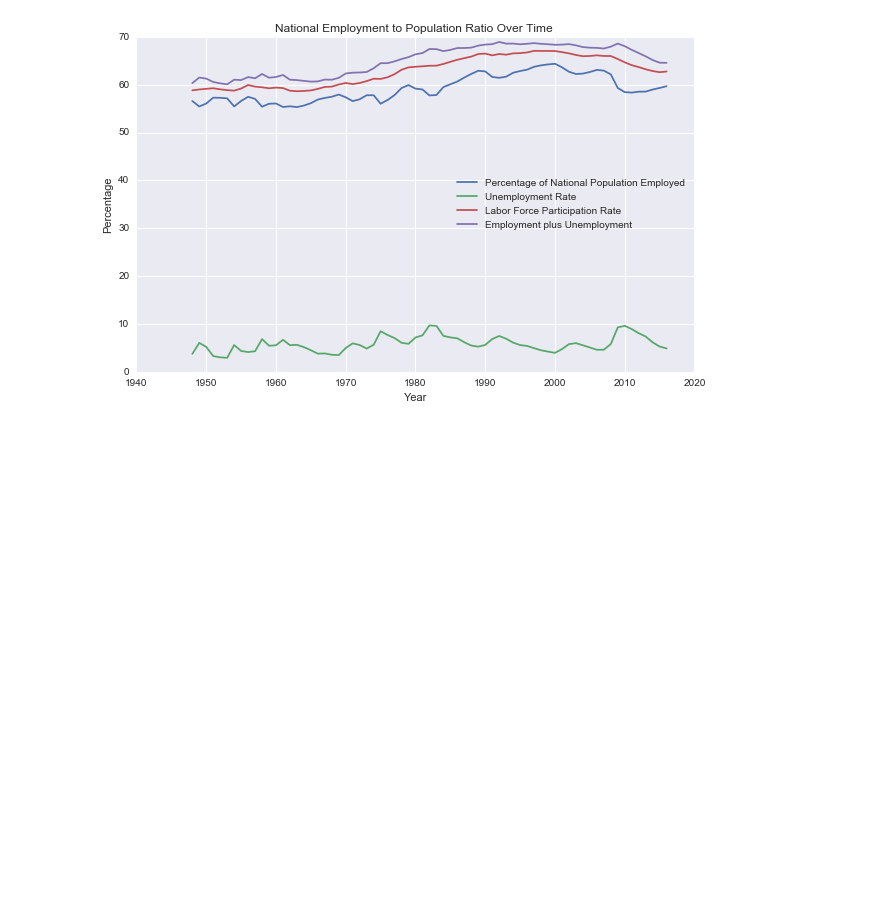
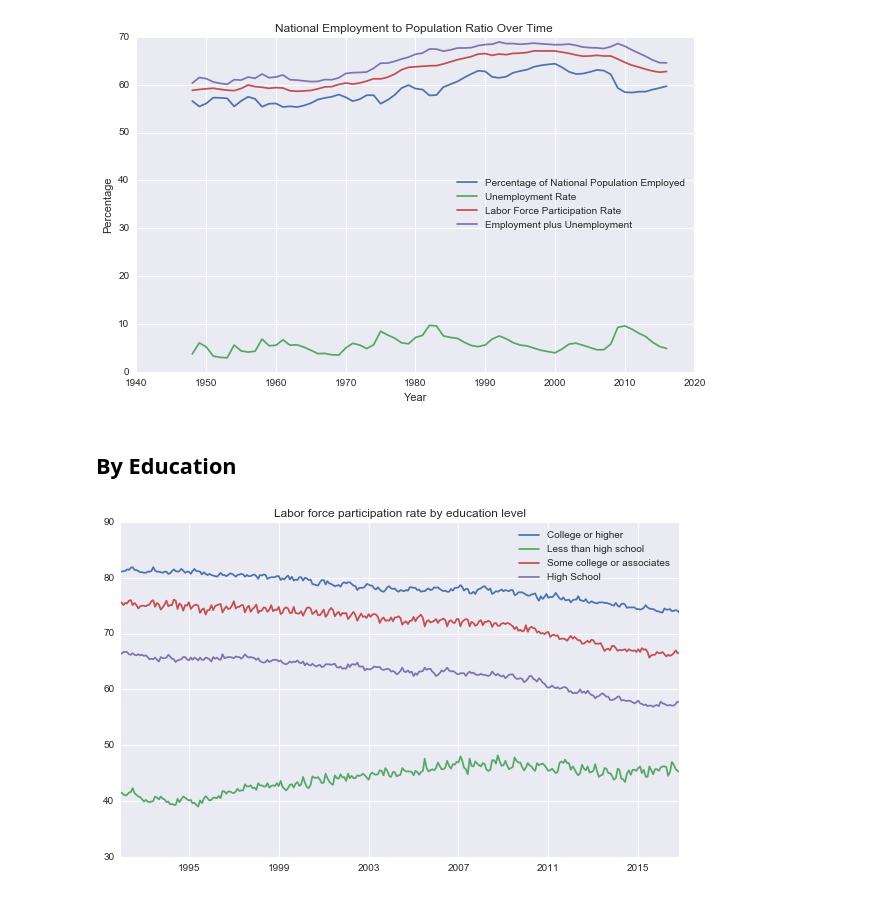
Before and after one commit to ryankresse/employment, a Jupyter notebook: eda.ipynb, the cells around one changed output. Cells and saved outputs as stored; diff of their text form; code cells hidden in the pictures; blank space fills up the shorter version.

Commit message:
adds analysis by education level

```diff
--- a/eda.ipynb
+++ b/eda.ipynb
@@ -98,3 +136,33 @@ plt.ylim((0,70))
 plt.show()
 # %% [output]
 [figure]
+# %% [markdown]
+## By Education
+# %%
+def modDf(df):
+    months = ['Jan', 'Feb', 'Mar', 'Apr', 'May', 'Jun', 'Jul', 'Aug', 'Sep', 'Oct', 'Nov', 'Dec']
+    df = pd.melt(df,id_vars=['Year'], value_vars=months, var_name='month', value_name='rate')
+    df['date'] = pd.to_datetime(df['month'] + " " + df['Year'].astype(str))
+    df.sort_values('date', inplace=True)
+    return df
+
+lfpr_lths = modDf(pd.read_excel('lfpr_lths.xlsx', skiprows=12, header=0))
+lfpr_c =  modDf(pd.read_excel('lfpr_c.xlsx', skiprows=12, header=0))
+lfpr_sc =  modDf(pd.read_excel('lfpr_sc.xlsx', skiprows=12, header=0))
+lfpr_hs = modDf(pd.read_excel('lfpr_hs.xlsx', skiprows=12, header=0))
+
+
+uer_lths = modDf(pd.read_excel('uer_lths.xlsx', skiprows=12, header=0))
+uer_c =  modDf(pd.read_excel('uer_c.xlsx', skiprows=12, header=0))
+uer_sc =  modDf(pd.read_excel('uer_sc.xlsx', skiprows=12, header=0))
+uer_hs = modDf(pd.read_excel('uer_hs.xlsx', skiprows=12, header=0))
+# %%
+plt.plot(lfpr_c.date, lfpr_c.rate, label='College or higher')
+plt.plot(lfpr_lths.date, lfpr_lths.rate, label='Less than high school')
+plt.plot(lfpr_sc.date, lfpr_sc.rate, label='Some college or associates')
+plt.plot(lfpr_hs.date, lfpr_hs.rate, label='High School')
+plt.legend(loc='best')
+plt.title('Labor force participation rate by education level')
+plt.show()
+# %% [output]
+[figure, added]
```
Also changed, not shown: parts of 4 cells of this notebook.
